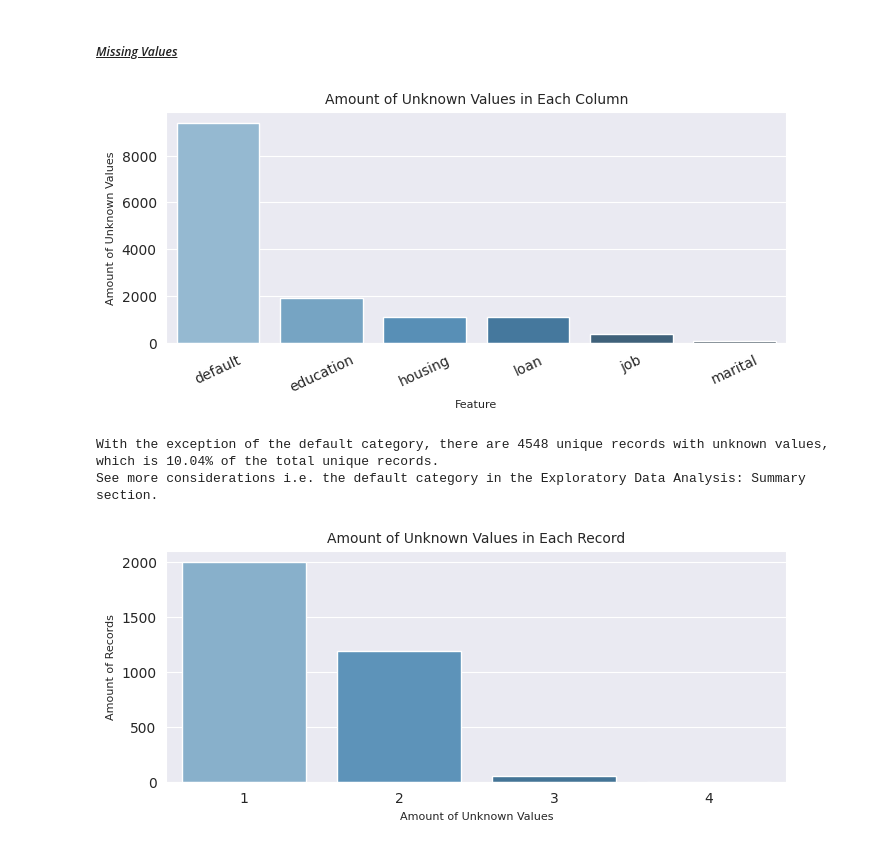
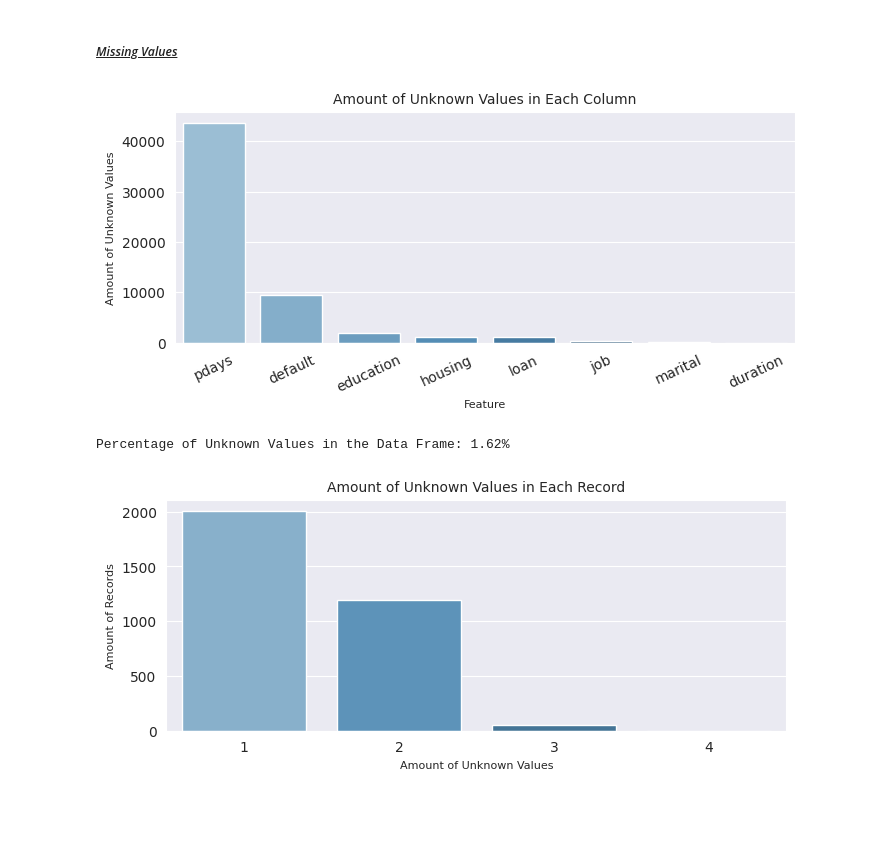
Before and after one commit to mooreaz92/bank_campaign_optimizer, a Jupyter notebook: !draft_deliverable.ipynb, the cells around one changed output. Saved outputs shown, nothing was run; the diff lists cells and outputs as text; code cells hidden in the pictures; blank space fills up the shorter version.

```diff
--- a/!draft_deliverable.ipynb
+++ b/!draft_deliverable.ipynb
@@ -141,28 +144,25 @@ memory usage: 7.3+ MB
 # %% [markdown]
 ##### <ins>*Missing Values*</ins>
 # %%
-### Investigating the amount of unknown values in each feature
+### Investigating the amount of unknown values in each feature, which include 'unknown' in the categorical columns and '999' in the numerical columns
 
-unknowns = df.isin(['unknown']).sum()
+unknowns = df.isin(['unknown', 999]).sum().sort_values(ascending=False)
 unknowns = unknowns[unknowns > 0]
-unknowns = unknowns.sort_values(ascending=False)
 
 plt.figure(figsize=(8, 3))
 sns.set_style('darkgrid')
 sns.barplot(x=unknowns.index, y=unknowns.values, palette='Blues_d')
 plt.xticks(rotation=25)
 plt.title('Amount of Unknown Values in Each Column', fontsize=10)
 plt.xlabel('Feature', fontsize=8)
 plt.ylabel('Amount of Unknown Values', fontsize=8)
 plt.show()
 
-### Printing out the number and percentage of unique records that have unknown values, excluding 'default'
+### In a copy of the df, excluding pdays and poutcome from the data frame, writing a print statement to show the percentage unique unknown values in the data frame
 
-unknowns = unknowns.drop('default')
-print('With the exception of the default category, there are {} unique records with unknown values, which is {}% of the total unique records.'.format(unknowns.sum(), round(unknowns.sum() / df.shape[0] * 100, 2)))
-print('See more considerations i.e. the default category in the Exploratory Data Analysis: Summary section.')
+df2 = df.drop(['pdays', 'poutcome'], axis=1)
+print('Percentage of Unknown Values in the Data Frame: {:.2f}%'.format((df2.isin(['unknown', 999]).sum().sum() / df2.size) * 100))
 # %% [output]
-[figure, old version]
+[figure, new version]
-With the exception of the default category, there are 4548 unique records with unknown values, which is 10.04% of the total unique records.
-See more considerations i.e. the default category in the Exploratory Data Analysis: Summary section.
+Percentage of Unknown Values in the Data Frame: 1.62%
 # %%
```
Also changed, not shown: parts of 33 cells of this notebook.
